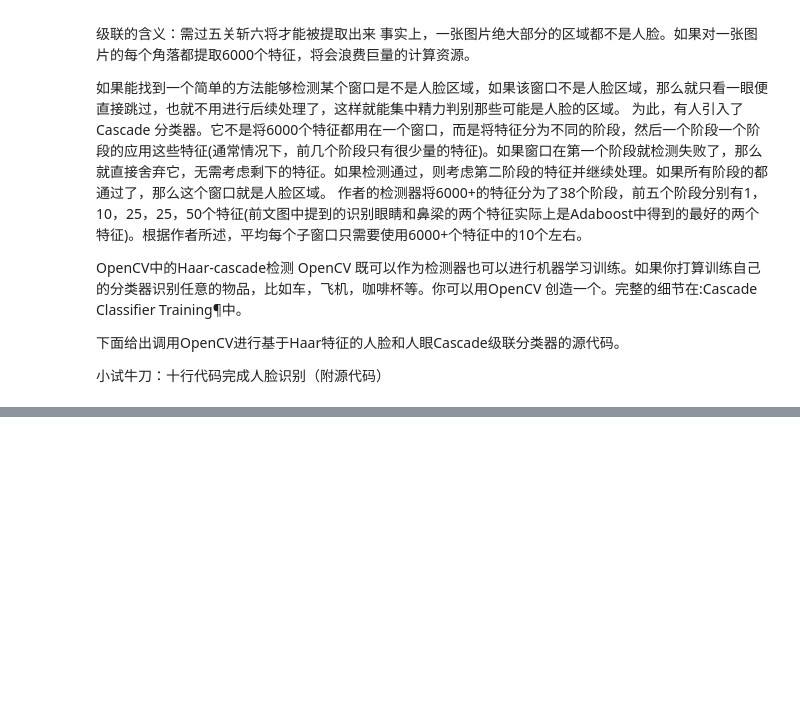
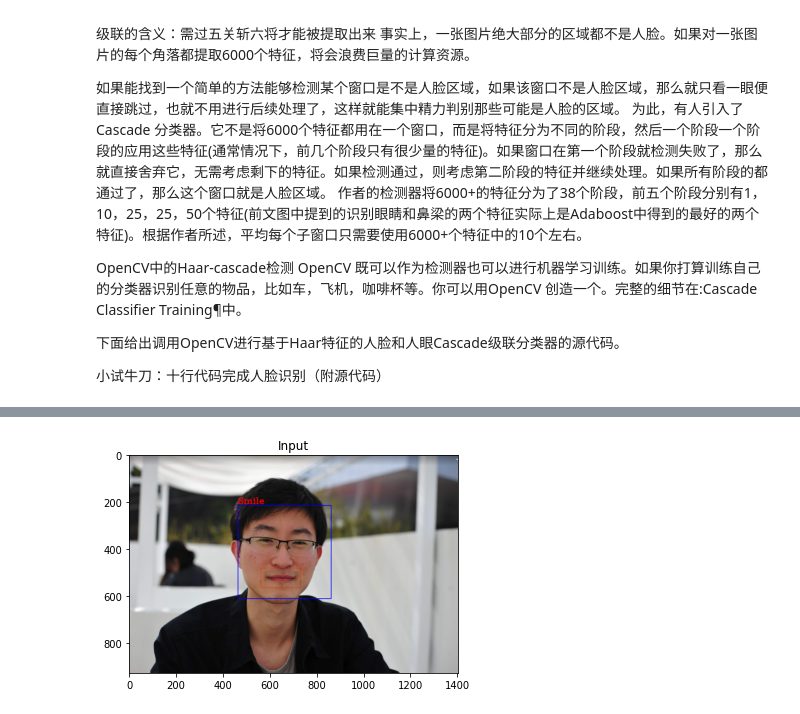
Before and after one commit to Gzk738/GZK_Code, a Jupyter notebook: XAI/emotion_recognition.ipynb, the cells around one changed output, grey strips where cells are left out. Drawn from its saved outputs; the diff is of its cells as text; code cells hidden in the pictures; blank space fills up the shorter version.

```diff
--- a/XAI/emotion_recognition.ipynb
+++ b/XAI/emotion_recognition.ipynb
@@ -52,0 +93,36 @@ plt.imshow(img)
+# %%
+
+img = cv2.imread('normal.jpg',1)
+face_cascade = cv2.CascadeClassifier(cv2.data.haarcascades+'haarcascade_frontalface_default.xml')
+
+eye_cascade = cv2.CascadeClassifier(cv2.data.haarcascades+'haarcascade_eye.xml')
+
+smile_cascade = cv2.CascadeClassifier(cv2.data.haarcascades+'haarcascade_smile.xml')
+
+
+faces = face_cascade.detectMultiScale(img, 1.3, 2)
+for (x,y,w,h) in faces:
+    # 画出人脸框，蓝色，画笔宽度微
+    img = cv2.rectangle(img,(x,y),(x+w,y+h),(255,0,0),2)
+    # 框选出人脸区域，在人脸区域而不是全图中进行人眼检测，节省计算资源
+    face_area = img[y:y+h, x:x+w]
+
+    ## 人眼检测
+    # 用人眼级联分类器引擎在人脸区域进行人眼识别，返回的eyes为眼睛坐标列表
+    eyes = eye_cascade.detectMultiScale(face_area,1.3,10)
+    for (ex,ey,ew,eh) in eyes:
+        #画出人眼框，绿色，画笔宽度为1
+        cv2.rectangle(face_area,(ex,ey),(ex+ew,ey+eh),(0,255,0),1)
+
+    ## 微笑检测
+    # 用微笑级联分类器引擎在人脸区域进行人眼识别，返回的eyes为眼睛坐标列表
+    smiles = smile_cascade.detectMultiScale(face_area,scaleFactor= 1.16,minNeighbors=65,minSize=(25, 25),flags=cv2.CASCADE_SCALE_IMAGE)
+    for (ex,ey,ew,eh) in smiles:
+        #画出微笑框，红色（BGR色彩体系），画笔宽度为1
+        cv2.rectangle(face_area,(ex,ey),(ex+ew,ey+eh),(0,0,255),1)
+        cv2.putText(img,'Smile',(x,y-7), 3, 1.2, (0, 0, 255), 2, cv2.LINE_AA)
+
+# 实时展示效果画面
+original_show(img)
+# %% [output]
+[figure, added]
```
Also changed, not shown: parts of 4 cells of this notebook, 6 other files.
